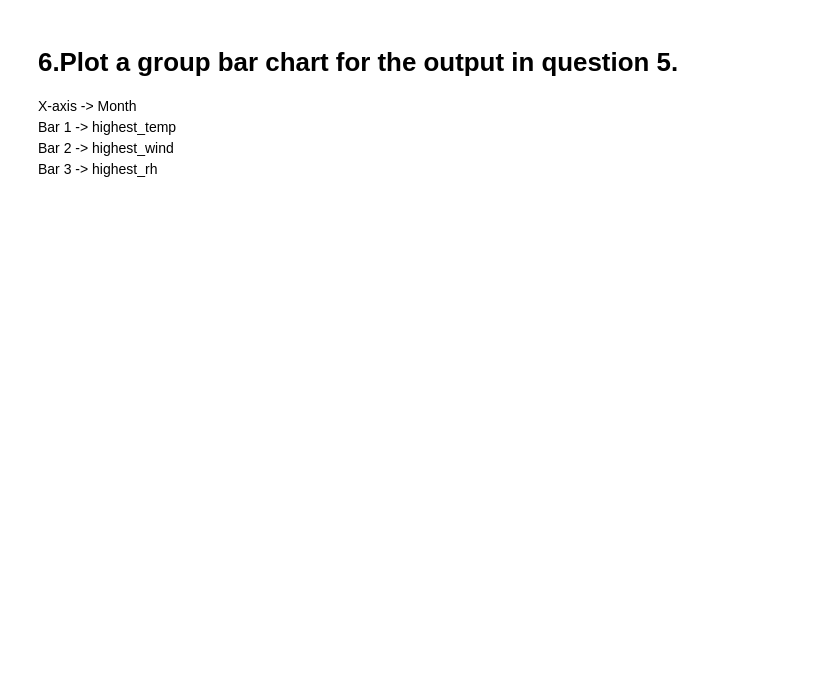
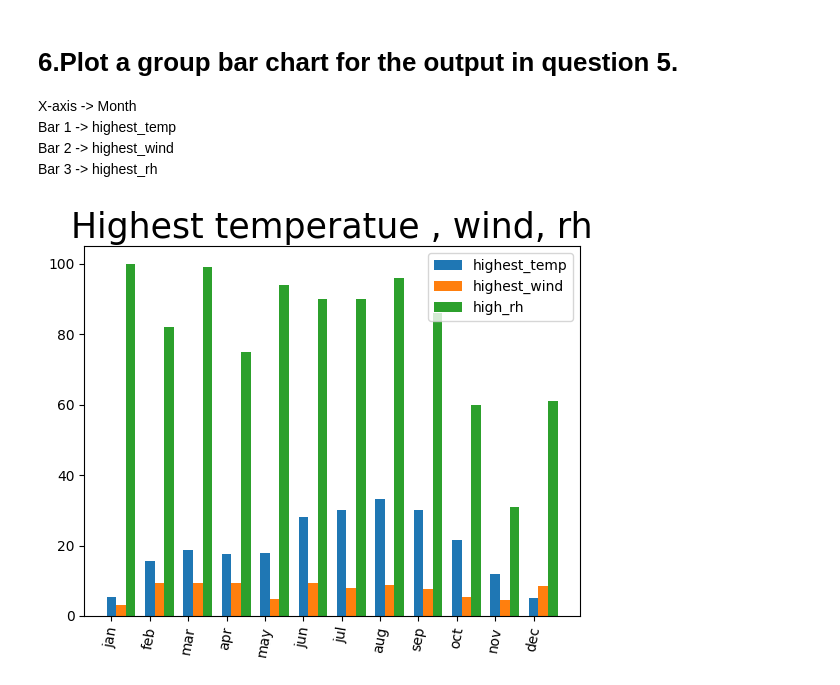
Before and after one commit to ruthika11/ipython-notebook-examples, a Jupyter notebook: Forest_Fire.ipynb, the cells around one changed output. Drawn from its saved outputs; the diff is of its cells as text; code cells hidden in the pictures; blank space fills up the shorter version.

```diff
--- a/Forest_Fire.ipynb
+++ b/Forest_Fire.ipynb
@@ -86,5 +76,9 @@ month,highest_temp, lowest_temp
 # %%
 high_low_temp = df.groupby(["month"]).agg({"temp":["max","min"]}).reset_index()
 high_low_temp.columns = ["month","highest_temp"," lowest_temp"]
-pretty_print(high_low_temp,30)
+high_low_temp["month_index"] = high_low_temp.apply(mmm_to_index , axis = 1)
+high_low_temp = high_low_temp.sort_values(by = "month_index", ascending= True)
+pretty_print(high_low_temp,15)
+
+high_low_temp.style.background_gradient(cmap = "YlGnBu").set_properties(**{"font-size" : "15px"})
 # %% [output]
@@ -110,5 +117,10 @@ Output: month,highest_wind, lowest_wind
 # %%
 high_low_wind =df.groupby(["month"]).agg({"wind":["max","min"]}).reset_index()
 high_low_wind.columns = ["month","highest_wind"," lowest_wind"]
+high_low_wind["month_index"] = high_low_wind.apply(mmm_to_index , axis = 1)
+high_low_wind = high_low_wind.sort_values(by = "month_index", ascending= True)
 pretty_print(high_low_wind,12)
+
+
+high_low_wind.style.background_gradient(cmap = "Greens").set_properties(**{"font-size" : "15px"})
 # %% [output]
@@ -134,5 +159,9 @@ pretty_print(high_low_wind,12)
 # %%
 high_low_rh =df.groupby(["month"]).agg({"RH":["max","min"]}).reset_index()
 high_low_rh.columns = ["month","highest_rh"," lowest_rh"]
-pretty_print(high_low_rh,12)
+high_low_rh["month_index"] = high_low_rh.apply(mmm_to_index , axis = 1)
+high_low_rh = high_low_rh.sort_values(by = "month_index", ascending= True)
+pretty_print(high_low_rh, 12)
+
+high_low_wind.style.background_gradient(cmap = "Blues").set_properties(**{"font-size" : "15px"})
 # %% [output]
@@ -156,8 +198,12 @@ pretty_print(high_low_rh,12)
 # 5.Join the output from questions 1-4 above.
 Output: month,area,highest_temp, lowest_temp,highest_wind, lowest_wind,highest_rh, lowest_rh
 # %%
-output1 = pd.merge(df_10max_burnt,high_low_temp, on = "month", how = "inner")
-output2 = pd.merge(high_low_wind,high_low_rh , on = "month", how = "inner")
-output = pd.merge(output1,output2, on = "month", how = "inner")
+output1 = pd.merge(df_max_burnt,high_low_temp, on = ["month"], how = "inner")
+output2 = pd.merge(high_low_wind,high_low_rh , on = ["month","month_index"], how = "inner")
+output = pd.merge(output1,output2, on = ["month","month_index"] , how = "inner")
+output["month_index"] = output.apply(mmm_to_index , axis = 1)
+output = output.sort_values(by = "month_index", ascending= True)
 pretty_print(output,12)
+
+output.style.background_gradient(cmap = "YlGnBu").set_properties(**{"font-size" : "15px"})
 # %% [output]
@@ -184,3 +243,22 @@ X-axis -> Month
 Bar 1 -> highest_temp
 Bar 2 -> highest_wind
 Bar 3 -> highest_rh
+# %%
+n = 12
+high_temp = list(output["highest_temp"])[0:n]
+high_wind = list(output["highest_wind"])[0:n]
+high_rh = list(output["highest_rh"])[0:n]
+mon = list(output["month"])[0:n]
+x = np.arange(n)
+width = 0.25
+
+plt.title("Highest temperatue , wind, rh",size = 25)
+plt.bar(x,high_temp,width,label = "highest_temp")
+plt.bar(x + width,high_wind,width,label = "highest_wind")
+plt.bar(x + 2*width,high_rh,width,label = "high_rh")
+
+plt.xticks(x,mon, rotation = 80)
+plt.legend(loc = "best")
+plt.show()
+# %% [output]
+[figure, added]
```
Also changed, not shown: parts of 8 cells of this notebook.
